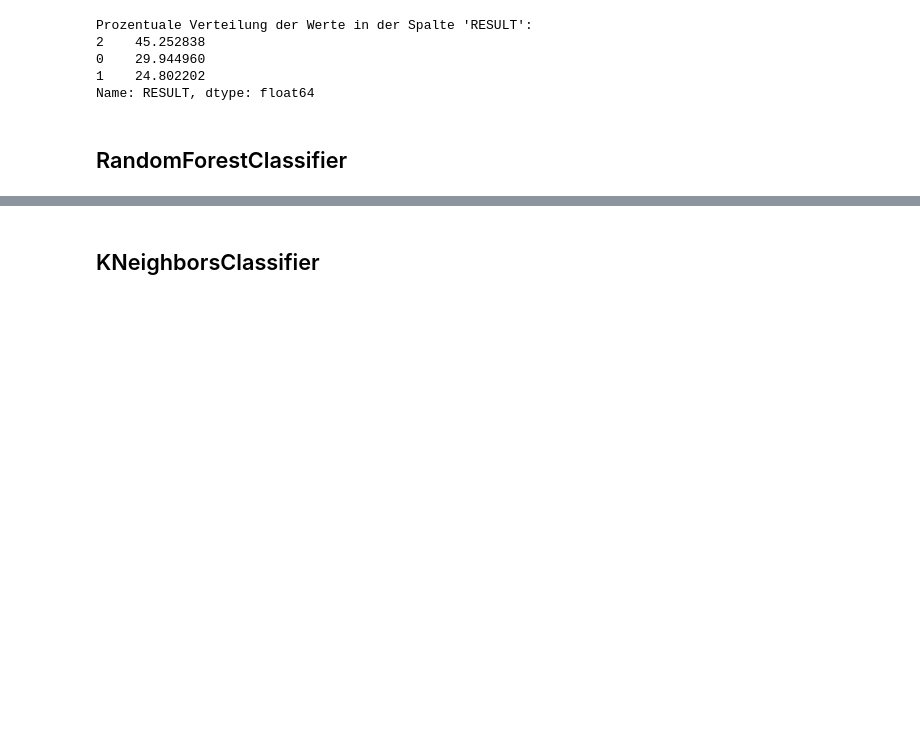
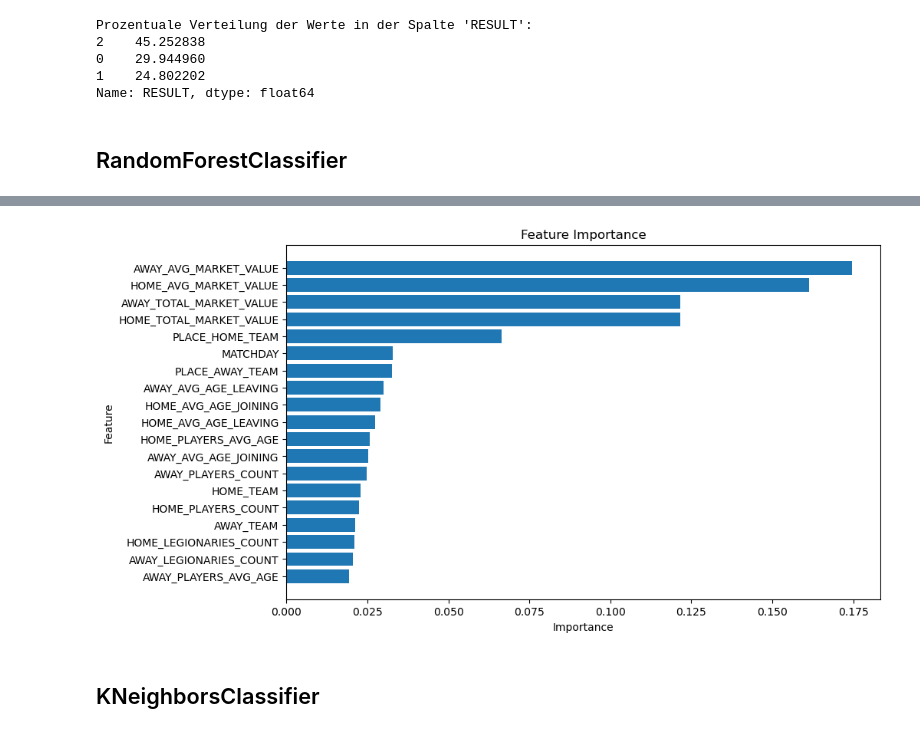
Before and after one commit to lucajanas/web-mining, a Jupyter notebook: 06_Modelling.ipynb, the cells around one changed output, grey strips where cells are left out. Saved outputs shown, nothing was run; the diff lists cells and outputs as text; code cells hidden in the pictures; blank space fills up the shorter version.

```diff
--- a/06_Modelling.ipynb
+++ b/06_Modelling.ipynb
@@ -237,6 +237,29 @@ Classification Report:
     accuracy                           0.51      1163
    macro avg       0.33      0.43      0.38      1163
 weighted avg       0.38      0.51      0.44      1163
+# %%
+best_model = opt_rmforest.best_estimator_
+
+# Feature-Importance auslesen
+feature_importance = best_model.feature_importances_
+
+feature_names = X.columns.tolist()  # Ersetzen Sie dies durch die echten Feature-Namen
+feature_importance_df = pd.DataFrame({
+    'Feature': feature_names,
+    'Importance': feature_importance
+})
+
+feature_importance_df.sort_values(by='Importance', ascending=True, inplace=True)
+
+# Plot
+plt.figure(figsize=(10, 6))
+plt.barh(feature_importance_df['Feature'], feature_importance_df['Importance'])
+plt.xlabel('Importance')
+plt.ylabel('Feature')
+plt.title('Feature Importance')
+plt.show()
+# %% [output]
+[figure, added]
 # %% [markdown]
 ## KNeighborsClassifier
 # %%
```
Also changed, not shown: parts of 2 cells of this notebook, 18 other files.
